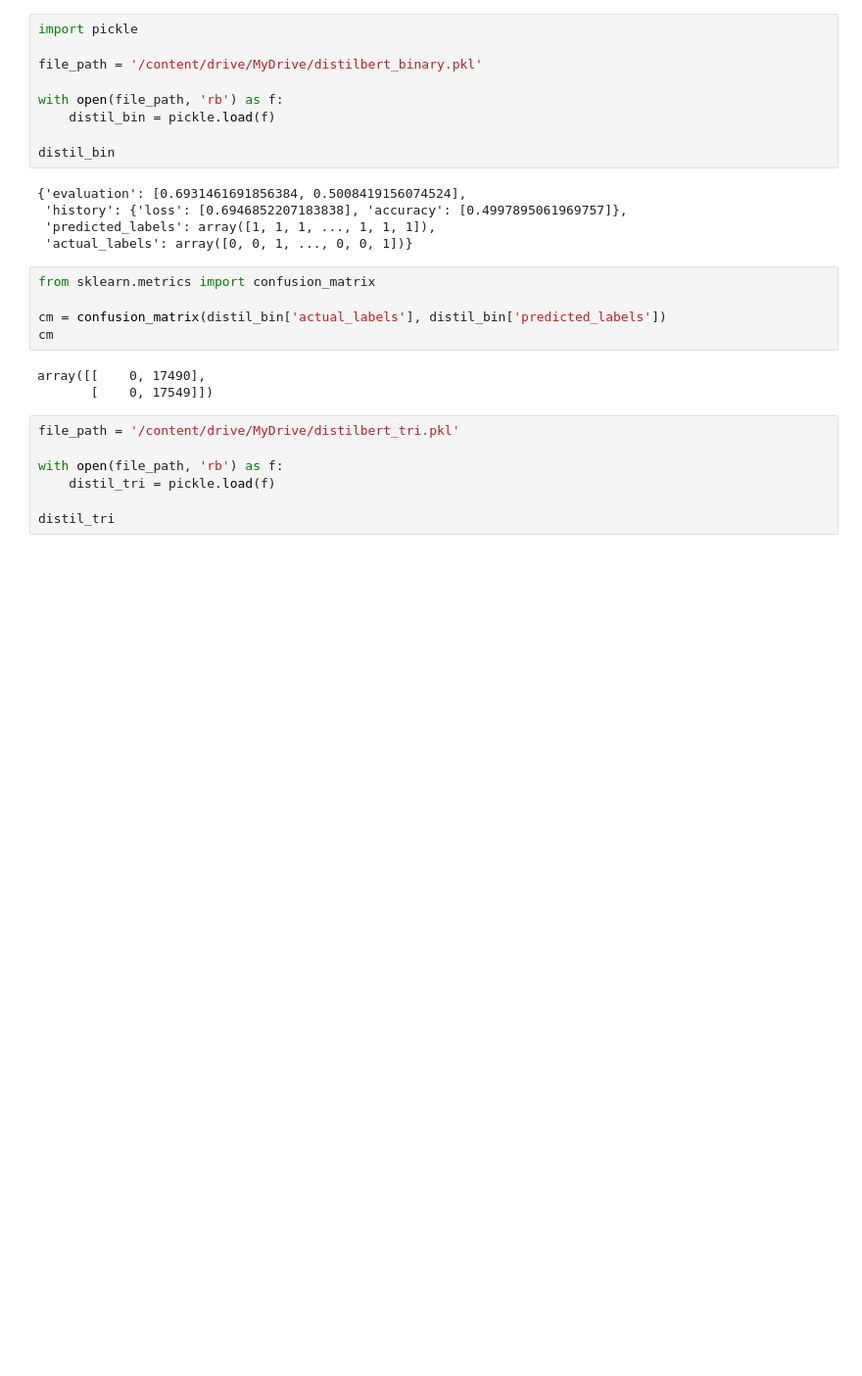
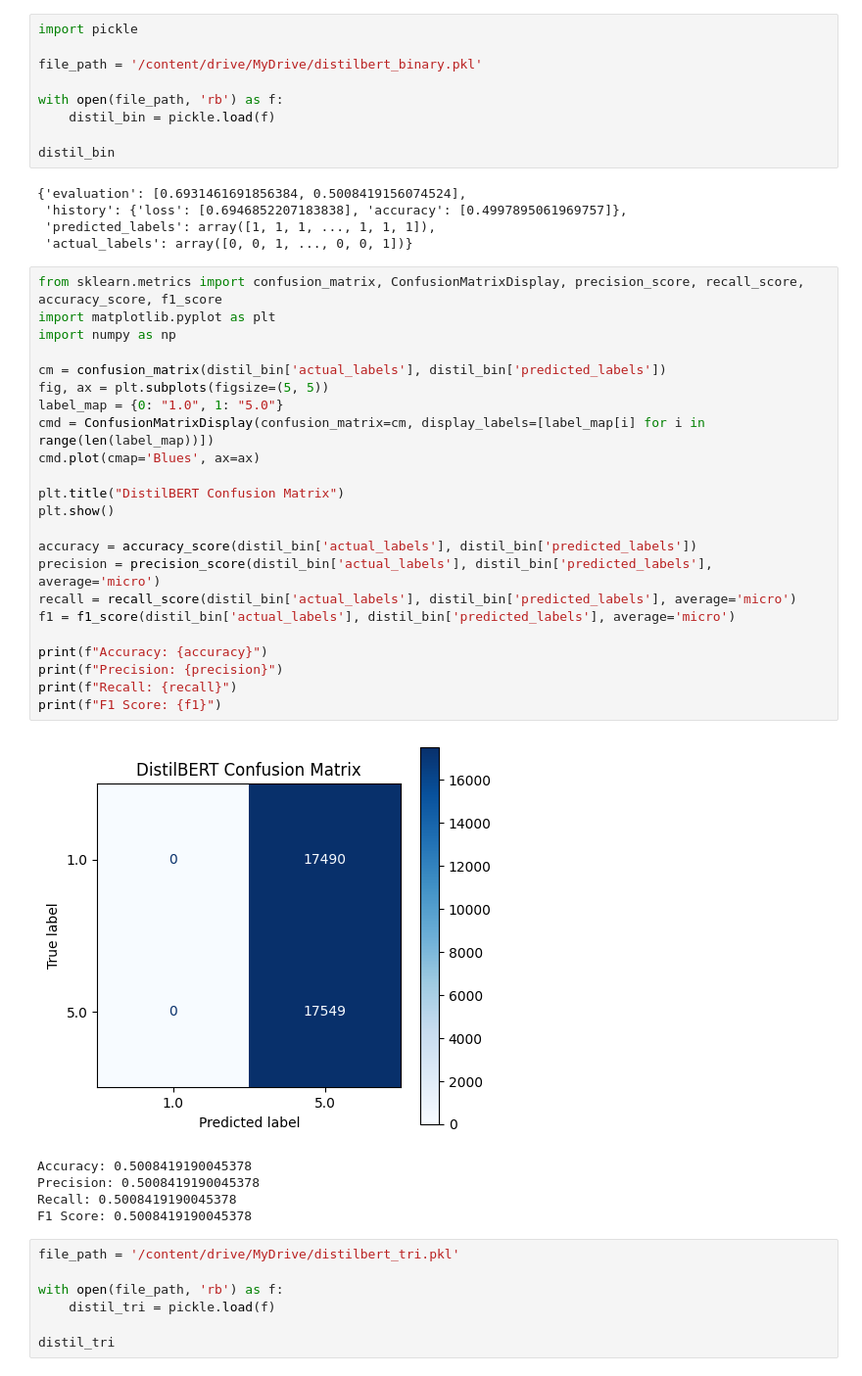
Before and after one commit to AbhinayWorkSpace/842_project, a Jupyter notebook: rating_prediction/neural_models/distilbert_results.ipynb, the cells around one changed output. Shown: that part at 98% size. Cells and saved outputs as stored; diff of their text form; blank space fills up the shorter version.

Commit message:
displaying metrics and confusion matrices in cells

```diff
--- a/rating_prediction/neural_models/distilbert_results.ipynb
+++ b/rating_prediction/neural_models/distilbert_results.ipynb
@@ -18,14 +18,35 @@ distil_bin
  'history': {'loss': [0.6946852207183838], 'accuracy': [0.4997895061969757]},
  'predicted_labels': array([1, 1, 1, ..., 1, 1, 1]),
  'actual_labels': array([0, 0, 1, ..., 0, 0, 1])}
-# %%
-from sklearn.metrics import confusion_matrix
-
-cm = confusion_matrix(distil_bin['actual_labels'], distil_bin['predicted_labels'])
-cm
-# %% [output]
-array([[    0, 17490],
-       [    0, 17549]])
+# %%
+from sklearn.metrics import confusion_matrix, ConfusionMatrixDisplay, precision_score, recall_score, accuracy_score, f1_score
+import matplotlib.pyplot as plt
+import numpy as np
+
+cm = confusion_matrix(distil_bin['actual_labels'], distil_bin['predicted_labels'])
+fig, ax = plt.subplots(figsize=(5, 5))
+label_map = {0: "1.0", 1: "5.0"}
+cmd = ConfusionMatrixDisplay(confusion_matrix=cm, display_labels=[label_map[i] for i in range(len(label_map))])
+cmd.plot(cmap='Blues', ax=ax)
+
+plt.title("DistilBERT Confusion Matrix")
+plt.show()
+
+accuracy = accuracy_score(distil_bin['actual_labels'], distil_bin['predicted_labels'])
+precision = precision_score(distil_bin['actual_labels'], distil_bin['predicted_labels'], average='micro')
+recall = recall_score(distil_bin['actual_labels'], distil_bin['predicted_labels'], average='micro')
+f1 = f1_score(distil_bin['actual_labels'], distil_bin['predicted_labels'], average='micro')
+
+print(f"Accuracy: {accuracy}")
+print(f"Precision: {precision}")
+print(f"Recall: {recall}")
+print(f"F1 Score: {f1}")
+# %% [output]
+[figure, added]
+Accuracy: 0.5008419190045378
+Precision: 0.5008419190045378
+Recall: 0.5008419190045378
+F1 Score: 0.5008419190045378
 # %%
 file_path = '/content/drive/MyDrive/distilbert_tri.pkl'
 
```
Also changed, not shown: parts of 5 cells of this notebook, 3 other files.
